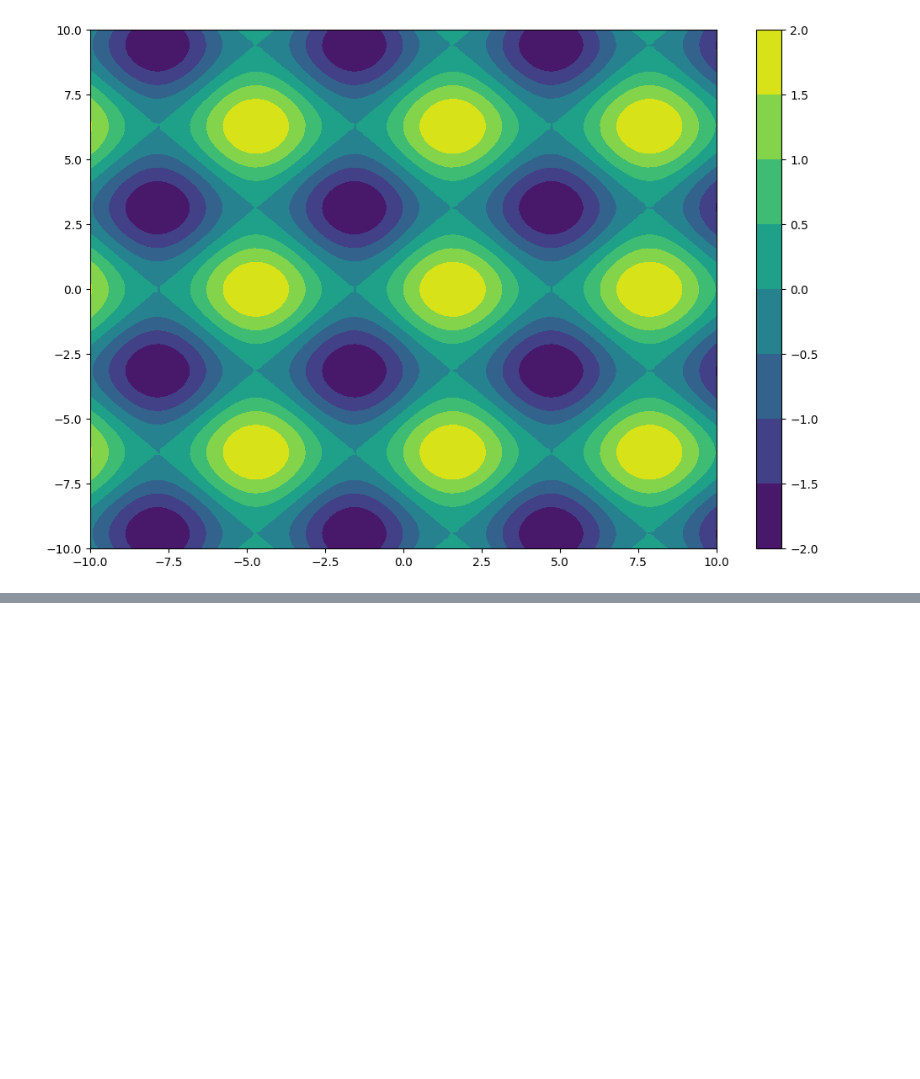
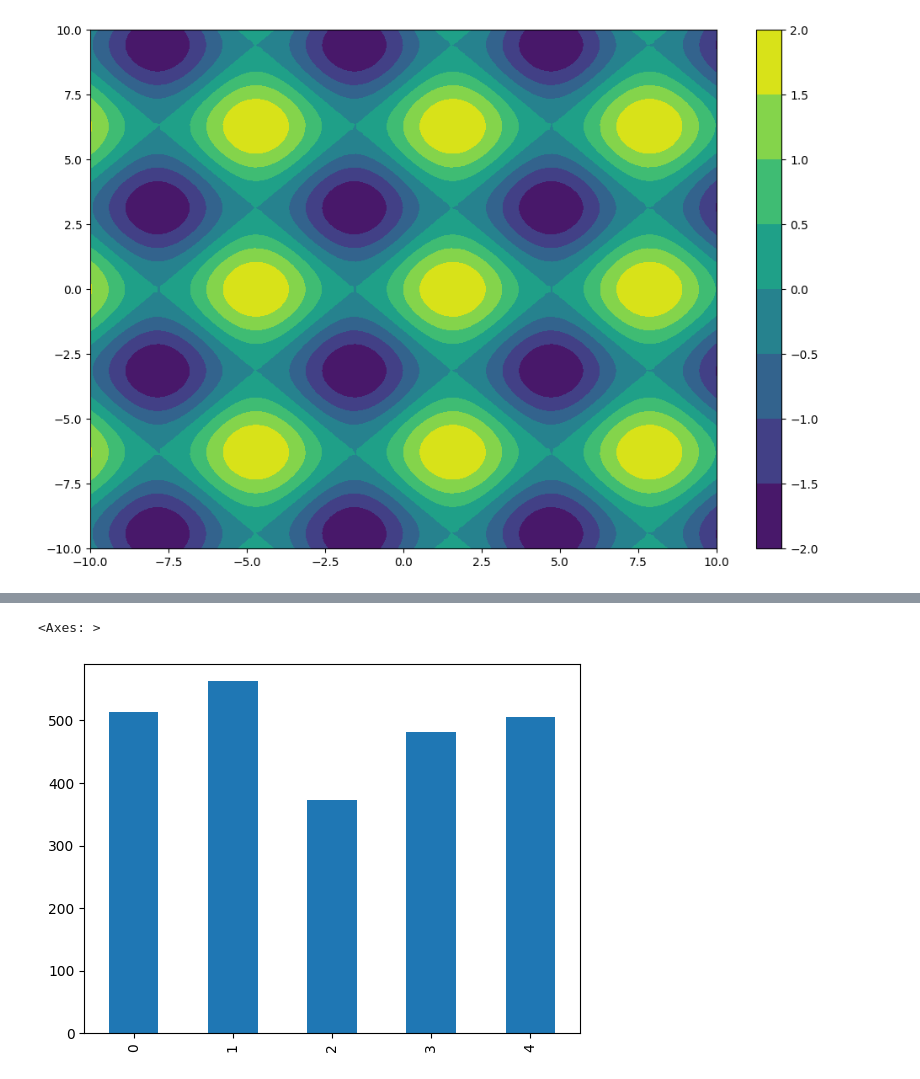
Before and after one commit to hahahang0/matplotlibprac, a Jupyter notebook: AdvancedMatplotlib.ipynb, the cells around one changed output, grey strips where cells are left out. Cells and saved outputs as stored; diff of their text form; code cells hidden in the pictures; blank space fills up the shorter version.

```diff
--- a/AdvancedMatplotlib.ipynb
+++ b/AdvancedMatplotlib.ipynb
@@ -265,0 +340,5 @@ fig.colorbar(var)
+# %%
+temp['2015'].plot(kind='bar')
+# %% [output]
+<Axes: >
+[figure, added]
```
Also changed, not shown: parts of 31 cells of this notebook.
